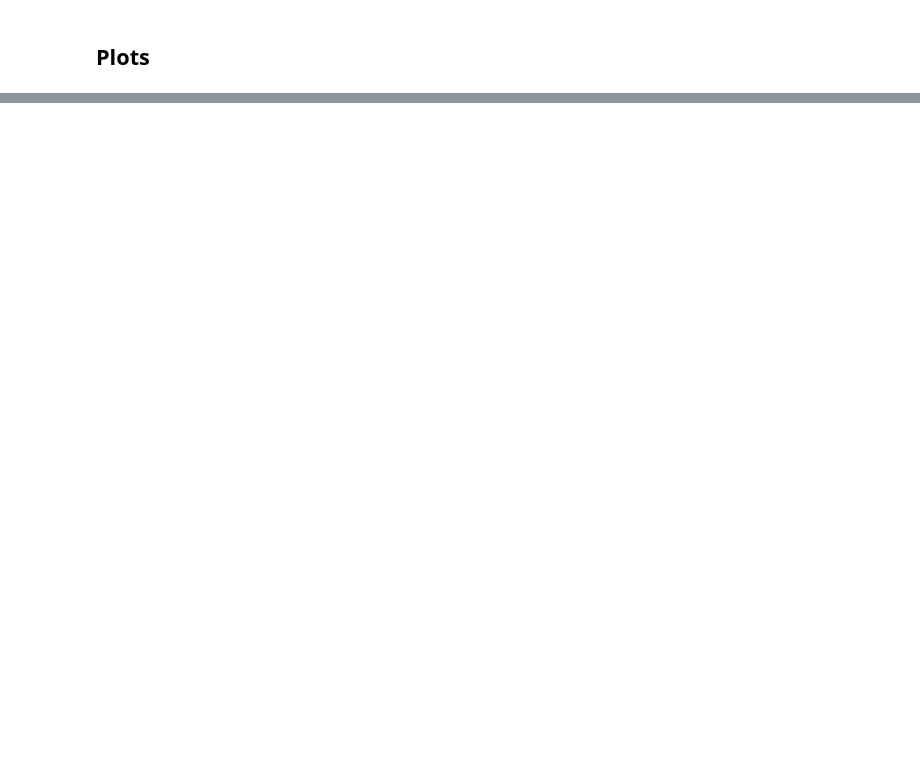
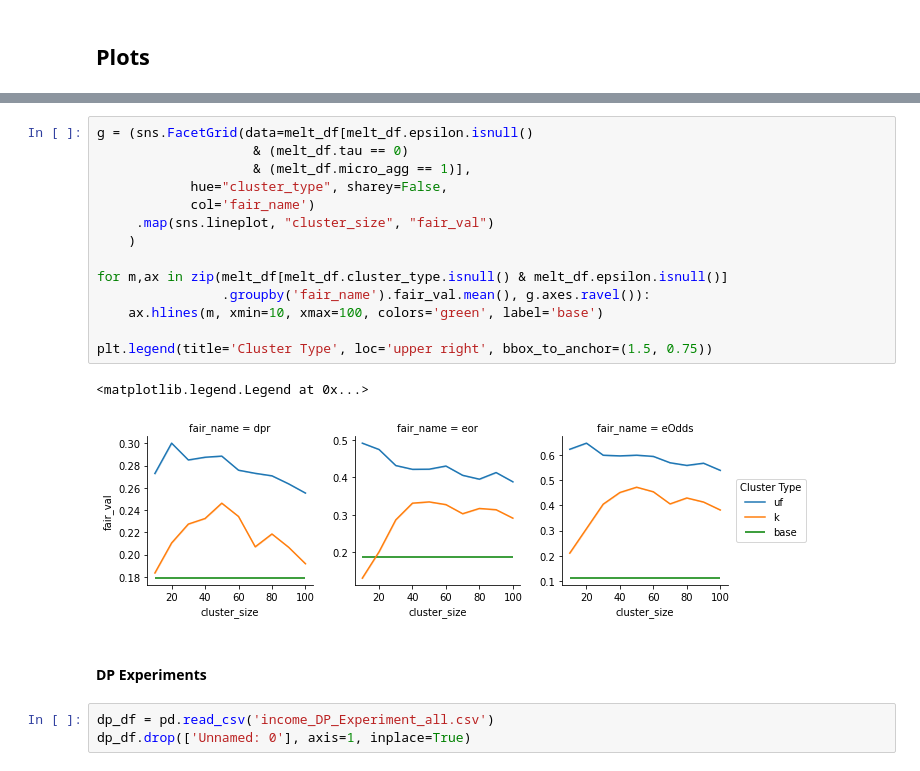
Before and after one commit to vladoxNCL/fairMDAVplus, a Jupyter notebook: Datasets/data_merge.ipynb, the cells around one changed output, grey strips where cells are left out. Cells and saved outputs as stored; diff of their text form; blank space fills up the shorter version.

```diff
--- a/Datasets/data_merge.ipynb
+++ b/Datasets/data_merge.ipynb
@@ -114,0 +77,22 @@ g.add_legend()
+# %%
+g = (sns.FacetGrid(data=melt_df[melt_df.epsilon.isnull()
+                    & (melt_df.tau == 0)
+                    & (melt_df.micro_agg == 1)],
+            hue="cluster_type", sharey=False,
+            col='fair_name')
+     .map(sns.lineplot, "cluster_size", "fair_val")
+    )
+
+for m,ax in zip(melt_df[melt_df.cluster_type.isnull() & melt_df.epsilon.isnull()]
+                .groupby('fair_name').fair_val.mean(), g.axes.ravel()):
+    ax.hlines(m, xmin=10, xmax=100, colors='green', label='base')
+
+plt.legend(title='Cluster Type', loc='upper right', bbox_to_anchor=(1.5, 0.75))
+# %% [output]
+<matplotlib.legend.Legend at 0x...>
+[figure, added]
+# %% [markdown]
+#### DP Experiments
+# %%
+dp_df = pd.read_csv('income_DP_Experiment_all.csv')
+dp_df.drop(['Unnamed: 0'], axis=1, inplace=True)
```
Also changed, not shown: parts of 28 cells of this notebook, 6 other files.
